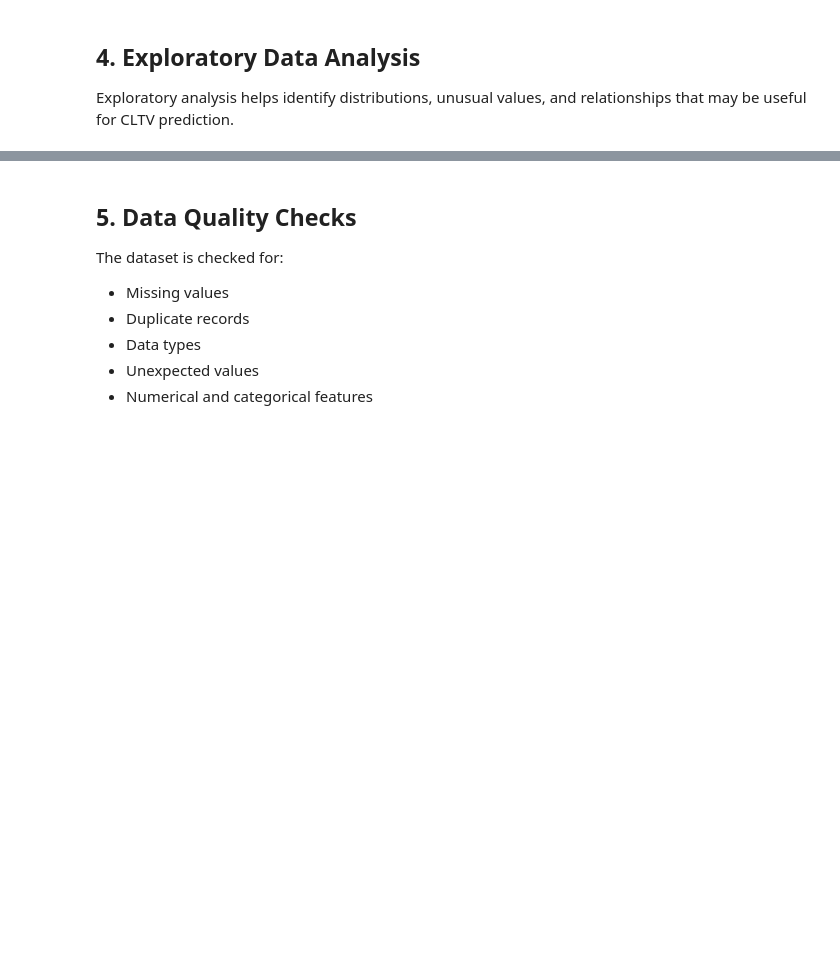
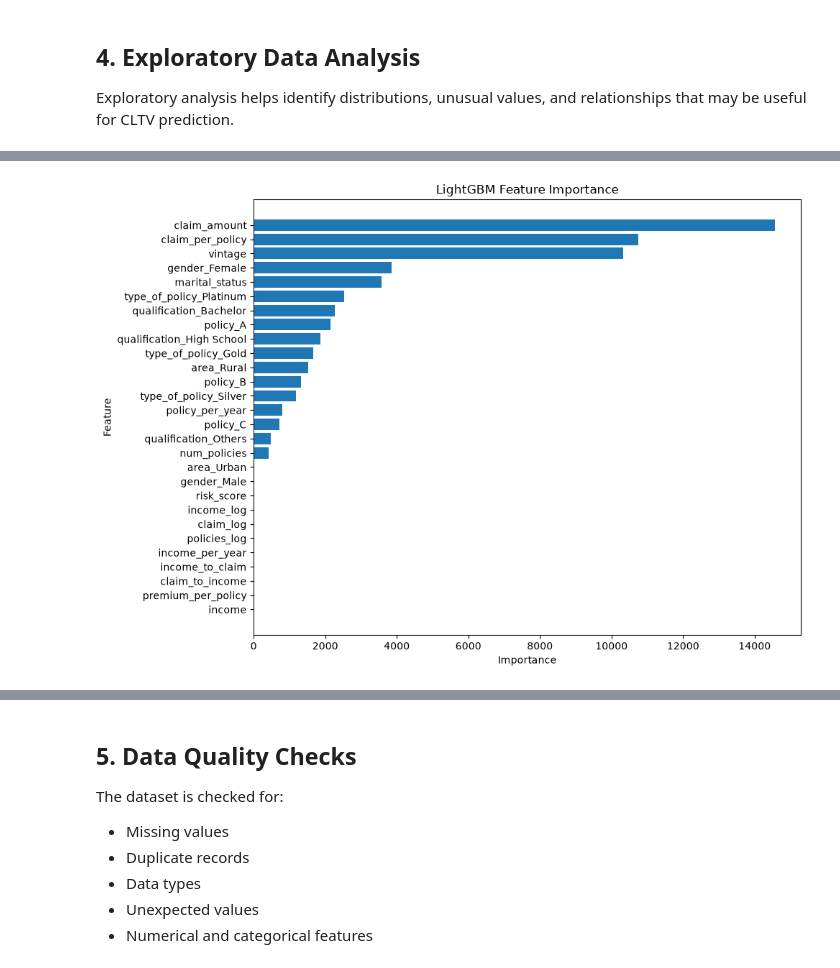
Before and after one commit to tamanna-dev01/cltv-prediction-hackathon, a Jupyter notebook: notebooks/CLTV_Prediction.ipynb, the cells around one changed output, grey strips where cells are left out. Drawn from its saved outputs; the diff is of its cells as text; code cells hidden in the pictures; blank space fills up the shorter version.

```diff
--- a/notebooks/CLTV_Prediction.ipynb
+++ b/notebooks/CLTV_Prediction.ipynb
@@ -145,3 +228,37 @@ plt.show()
+# %%
+from pyexpat import model
+from re import X
+
+
+importance = model.feature_importances_
+features = X.columns
+
+feature_importance = pd.DataFrame({
+    "Feature": features,
+    "Importance": importance
+})
+
+feature_importance = feature_importance.sort_values(
+    by="Importance",
+    ascending=True
+)
+
+plt.figure(figsize=(10, 7))
+
+plt.barh(
+    feature_importance["Feature"],
+    feature_importance["Importance"]
+)
+
+plt.title("LightGBM Feature Importance")
+plt.xlabel("Importance")
+plt.ylabel("Feature")
+
+plt.tight_layout()
+plt.savefig("../images/feature_importance.png", dpi=300, bbox_inches="tight")
+plt.show()
+# %% [output]
+[figure, added]
 # %%
 if "income" in train.columns:
     plt.figure(figsize=(8, 5))
```
Also changed, not shown: parts of 29 cells of this notebook, 1 other file.
